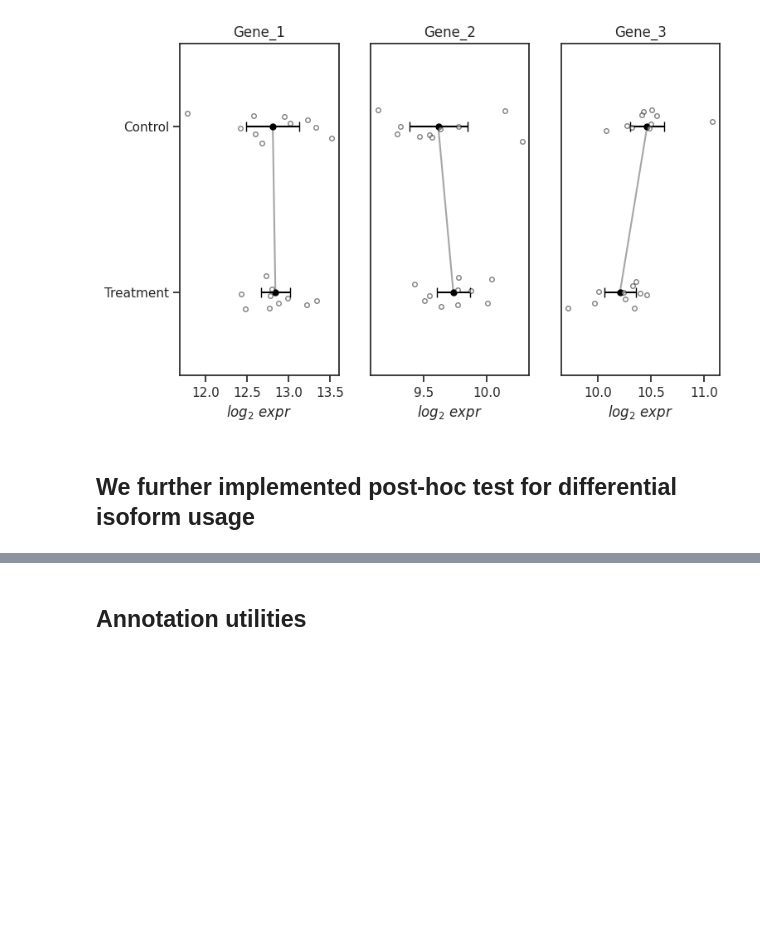
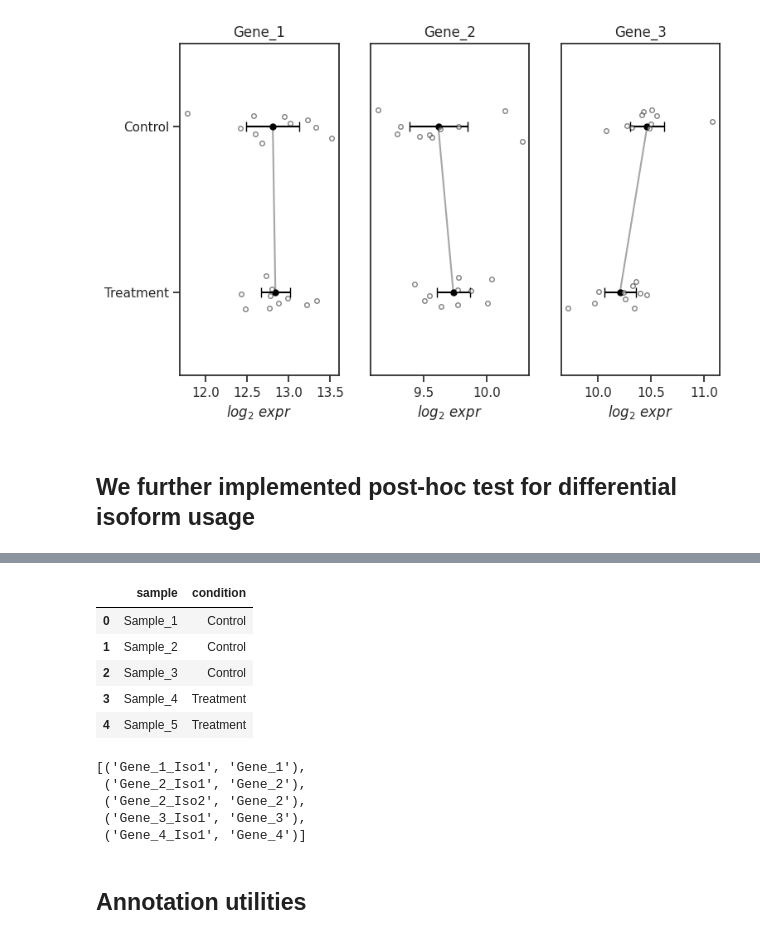
Before and after one commit to zavolanlab/zavolab_pyutils, a Jupyter notebook: test_module.ipynb, the cells around one changed output, grey strips where cells are left out. Saved outputs shown, nothing was run; the diff lists cells and outputs as text; code cells hidden in the pictures; blank space fills up the shorter version.

```diff
--- a/test_module.ipynb
+++ b/test_module.ipynb
@@ -767,3 +765,21 @@ FDR is 0.0, 10repl
+# %%
+metadata_df.head()
+# %% [output]
+|  | sample | condition |
+| 0 | Sample_1 | Control |
+| 1 | Sample_2 | Control |
+| 2 | Sample_3 | Control |
+| 3 | Sample_4 | Treatment |
+| 4 | Sample_5 | Treatment |
+# %%
+# see how this dictionary looks like:
+list(isoform_to_gene_dict.items())[:5]
+# %% [output]
+[('Gene_1_Iso1', 'Gene_1'),
+ ('Gene_2_Iso1', 'Gene_2'),
+ ('Gene_2_Iso2', 'Gene_2'),
+ ('Gene_3_Iso1', 'Gene_3'),
+ ('Gene_4_Iso1', 'Gene_4')]
 # %% [markdown]
 ## Annotation utilities
 # %%
```
Also changed, not shown: parts of 3 cells of this notebook, 1 other file.
